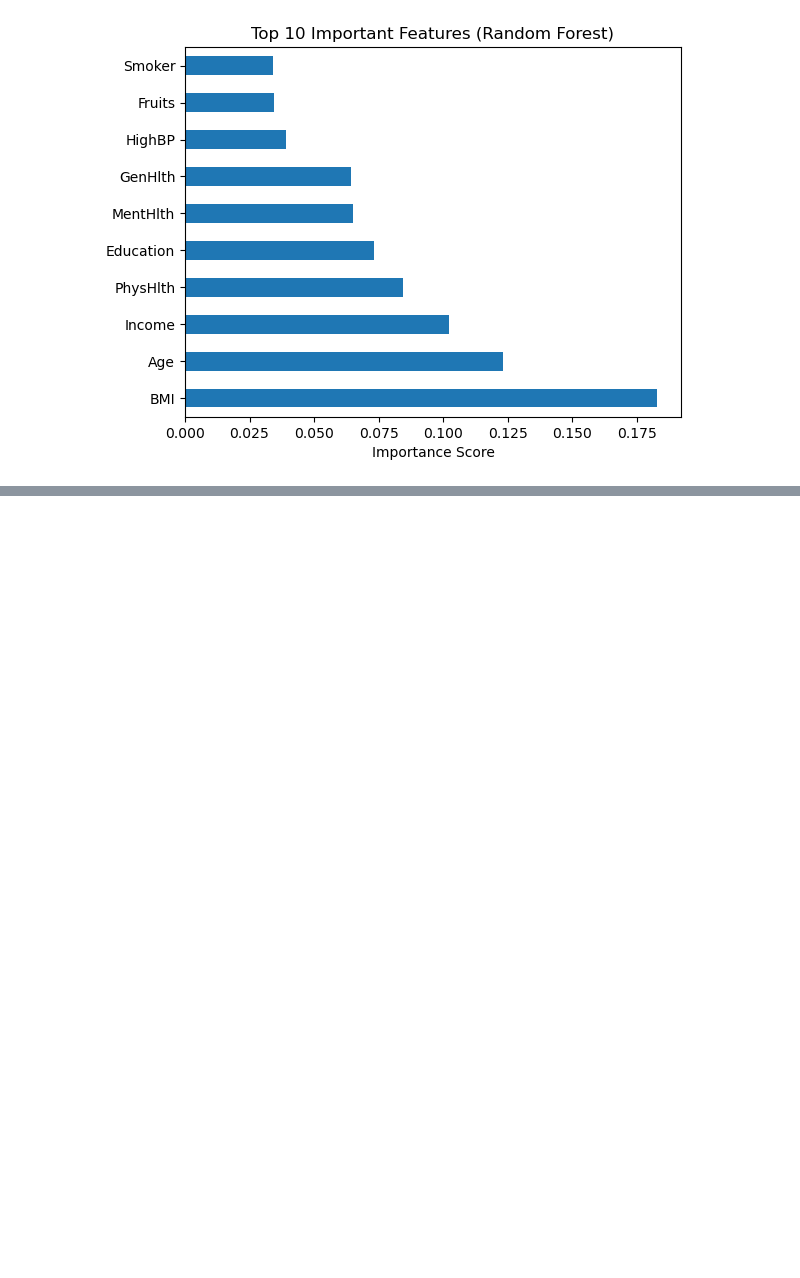
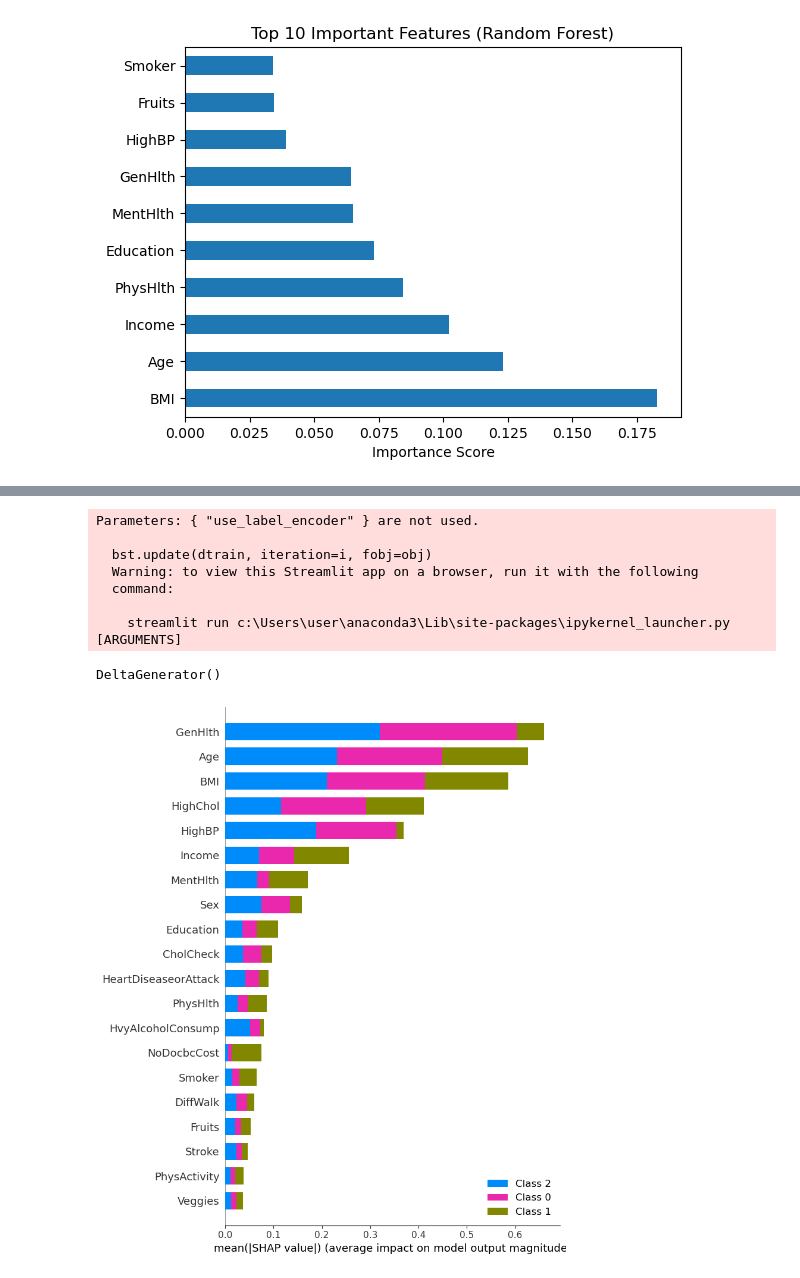
Before and after one commit to MONABHANDARI/masterproject, a Jupyter notebook: Data/main.ipynb, the cells around one changed output, grey strips where cells are left out. Drawn from its saved outputs; the diff is of its cells as text; code cells hidden in the pictures; blank space fills up the shorter version.

```diff
--- a/Data/main.ipynb
+++ b/Data/main.ipynb
@@ -319,0 +328,44 @@ Index(['Diabetes_012', 'HighBP', 'HighChol', 'CholCheck', 'BMI', 'Smoker',
+# %%
+import pandas as pd
+import xgboost as xgb
+import shap
+import matplotlib.pyplot as plt
+import streamlit as st
+from sklearn.model_selection import train_test_split
+
+# Step 1: Load dataset
+df = pd.read_csv(r'F:\master project\diabetes_012_health_indicators_BRFSS2015.csv')
+
+# Step 2: Define features and target
+target_col = 'Diabetes_012'
+X = df.drop(columns=[target_col])
+y = df[target_col]
+
+# Step 3: Split data
+X_train, X_test, y_train, y_test = train_test_split(X, y, test_size=0.2, random_state=42)
+
+# Step 4: Train model
+model = xgb.XGBClassifier(use_label_encoder=False, eval_metric='logloss')
+model.fit(X_train, y_train)
+
+# Step 5: SHAP explanation
+explainer = shap.Explainer(model, X_train)
+shap_values = explainer(X_train)
+
+# Step 6: Streamlit display
+st.title("SHAP Feature Importance for Diabetes Prediction")
+
+st.subheader("Top Feature Importance (SHAP Bar Plot)")
+fig_bar, ax = plt.subplots()
+shap.summary_plot(shap_values, X_train, plot_type="bar", show=False)
+st.pyplot(fig_bar)
+# %% [output]
+Parameters: { "use_label_encoder" } are not used.
+
+  bst.update(dtrain, iteration=i, fobj=obj)
+  Warning: to view this Streamlit app on a browser, run it with the following
+  command:
+
+    streamlit run c:\Users\user\anaconda3\Lib\site-packages\ipykernel_launcher.py [ARGUMENTS]
+DeltaGenerator()
+[figure, added]
```
Also changed, not shown: parts of 2 cells of this notebook.
